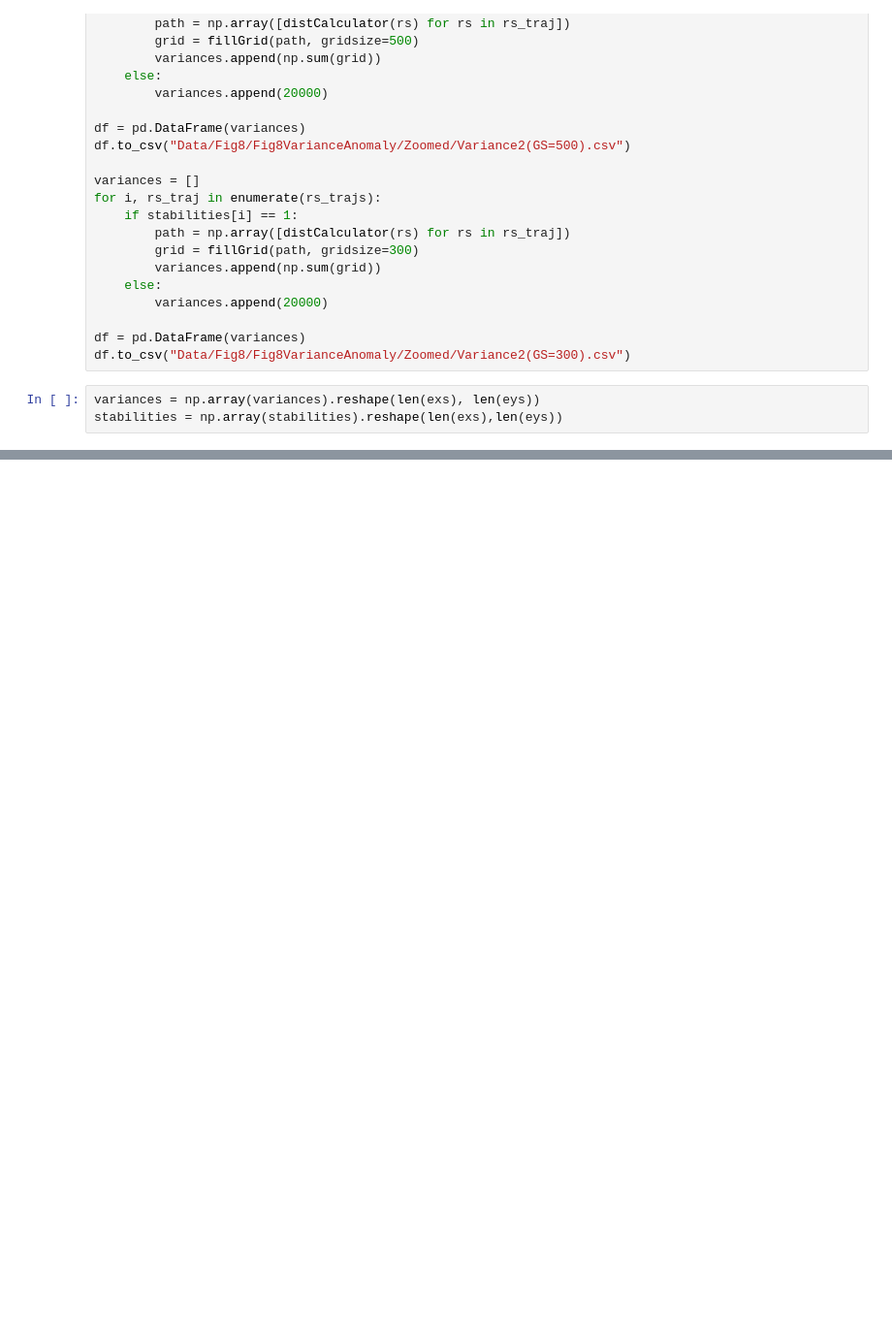
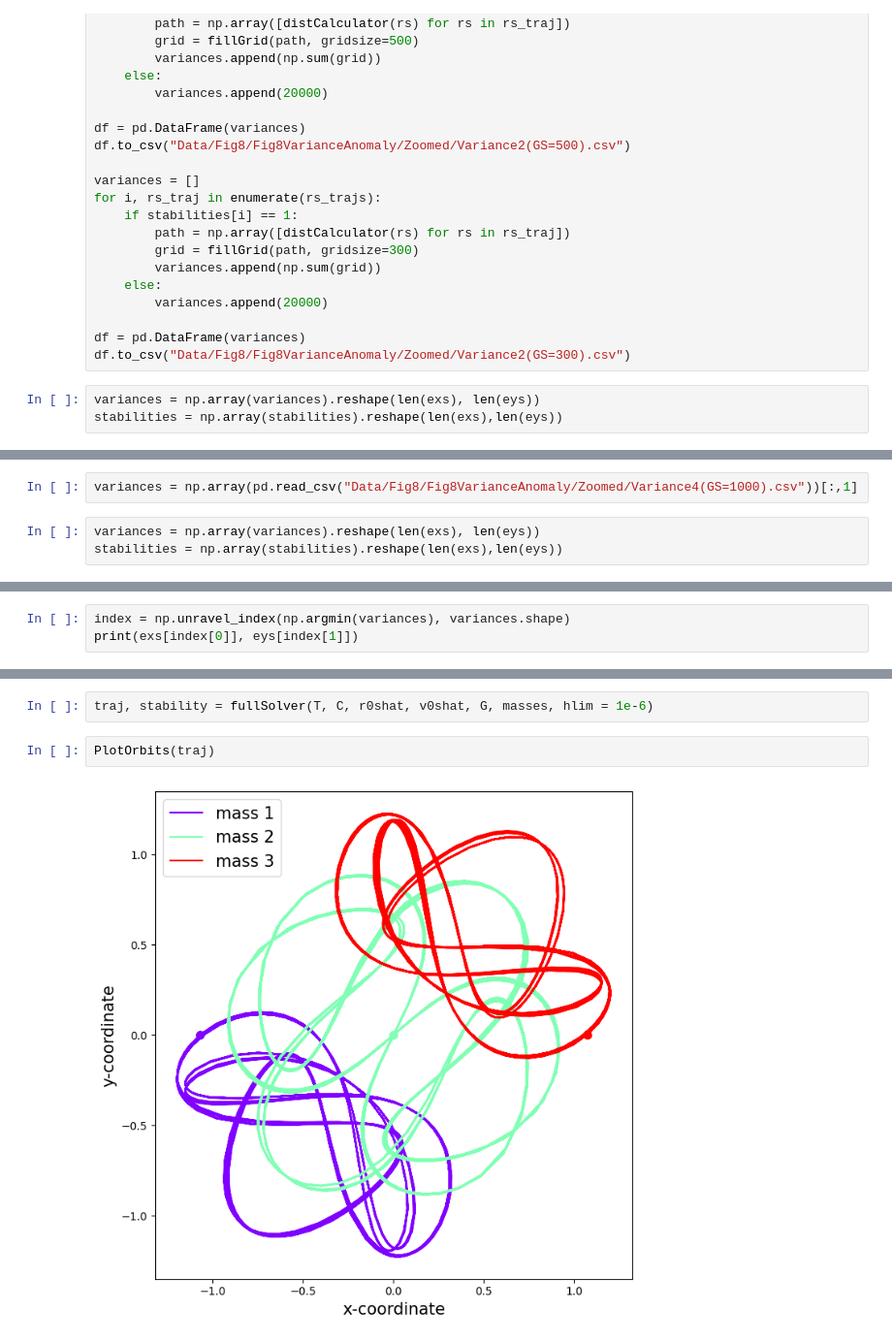
Before and after one commit to williamjones7/Dissertation, a Jupyter notebook: AnomalousResult.ipynb, the cells around one changed output, grey strips where cells are left out. Shown at 97% size. Cells and saved outputs as stored; diff of their text form; blank space fills up the shorter version.

```diff
--- a/AnomalousResult.ipynb
+++ b/AnomalousResult.ipynb
@@ -494,0 +803,5 @@ print(eys[46])
+# %%
+variances = np.array(pd.read_csv("Data/Fig8/Fig8VarianceAnomaly/Zoomed/Variance4(GS=1000).csv"))[:,1]
+# %%
+variances = np.array(variances).reshape(len(exs), len(eys))
+stabilities = np.array(stabilities).reshape(len(exs),len(eys))
@@ -494,0 +843,3 @@ print(eys[46])
+# %%
+index = np.unravel_index(np.argmin(variances), variances.shape)
+print(exs[index[0]], eys[index[1]])
@@ -494,0 +898,6 @@ print(eys[46])
+# %%
+traj, stability = fullSolver(T, C, r0shat, v0shat, G, masses, hlim = 1e-6)
+# %%
+PlotOrbits(traj)
+# %% [output]
+[figure, added]
```
Also changed, not shown: parts of 27 cells of this notebook, 29 other files.
